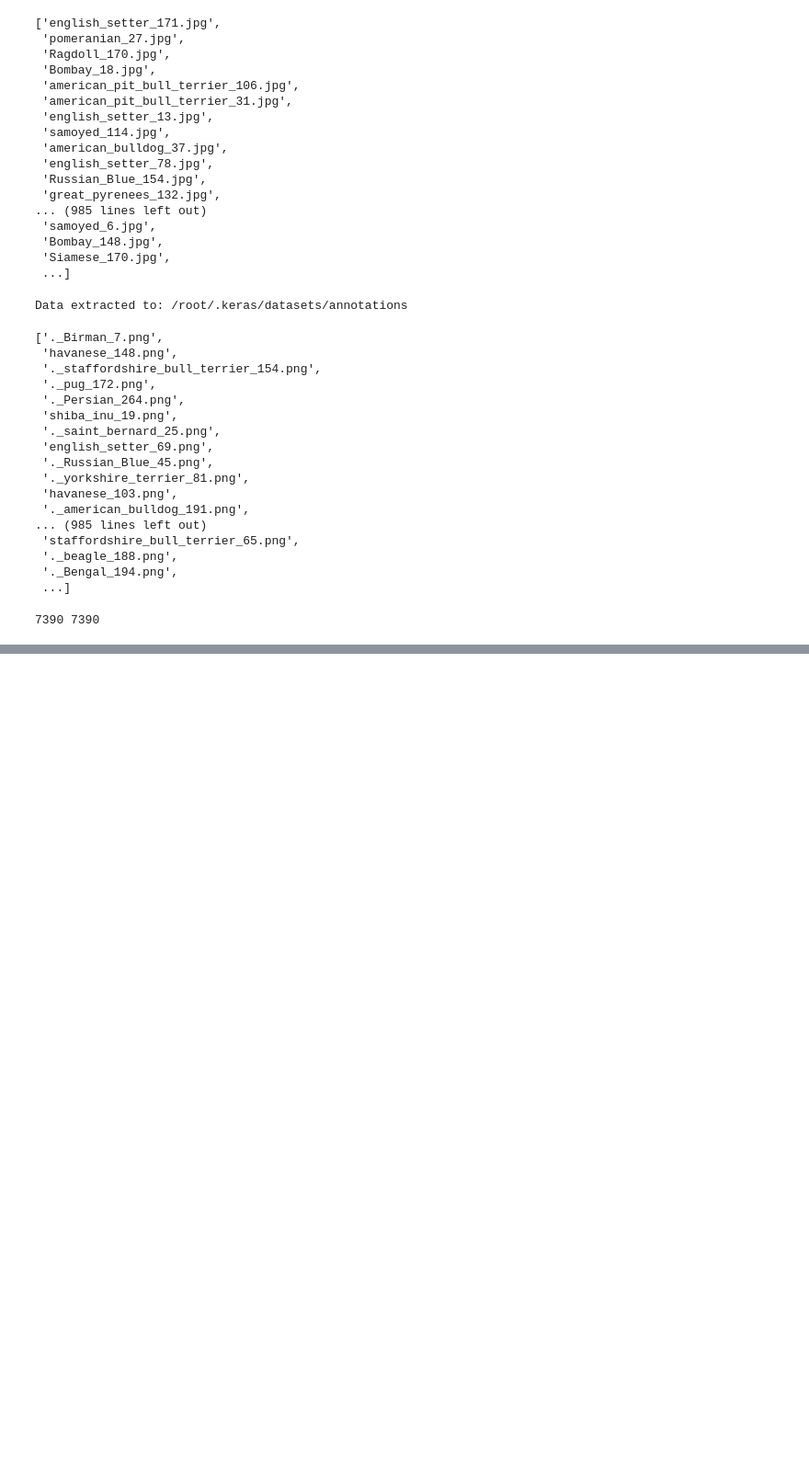
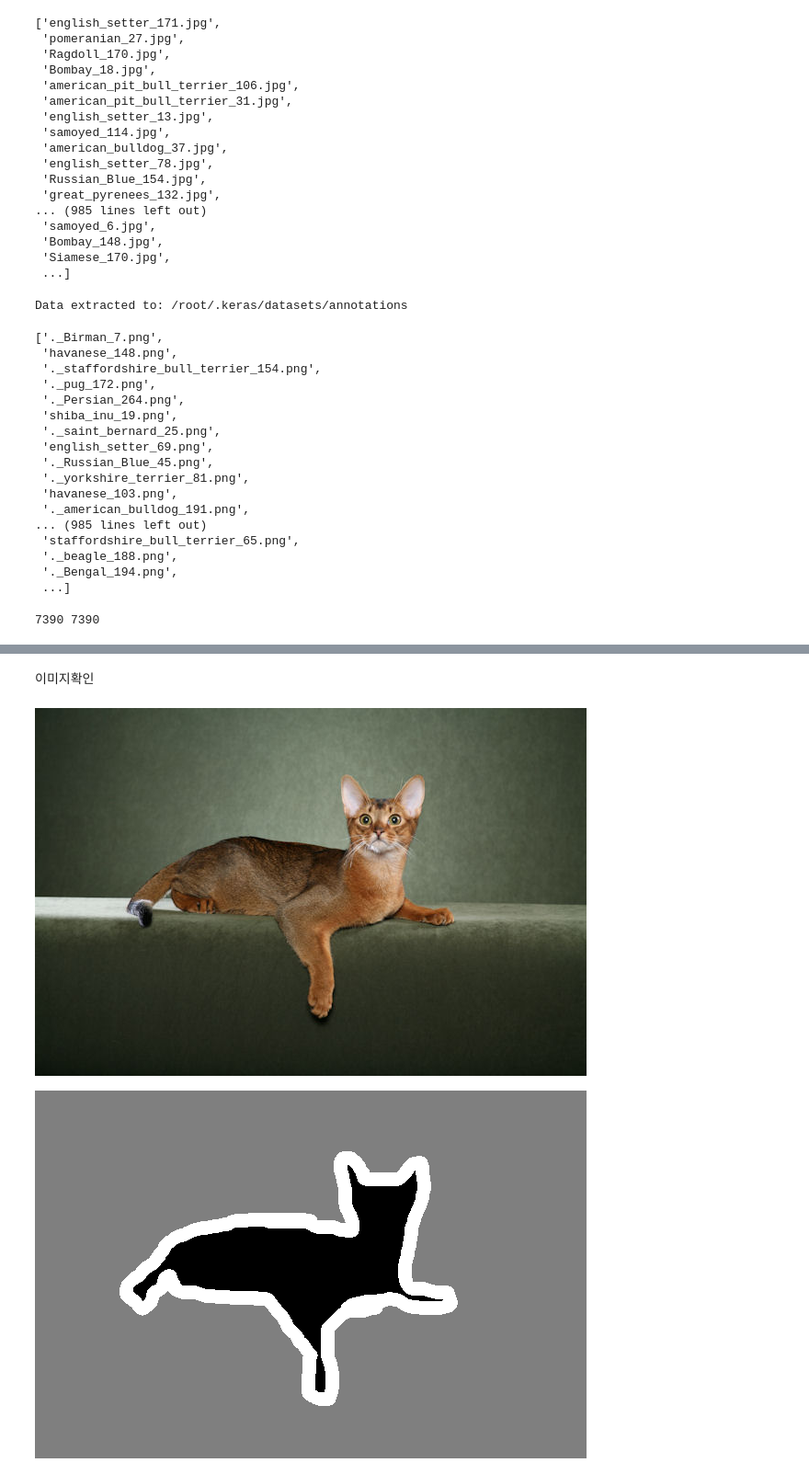
Before and after one commit to leekyuyoung-ai/AI, a Jupyter notebook: 3_6_이미지_세그먼테이션.ipynb, the cells around one changed output, grey strips where cells are left out. Shown at 92% size. Cells and saved outputs as stored; diff of their text form; code cells hidden in the pictures; blank space fills up the shorter version.

```diff
--- a/3_6_이미지_세그먼테이션.ipynb
+++ b/3_6_이미지_세그먼테이션.ipynb
@@ -112,0 +136,14 @@ print(len(input_img_paths), len(target_img_paths))
+# %% [markdown]
+이미지확인
+# %%
+from IPython.display import Image, display
+from tensorflow.keras.preprocessing.image import load_img
+import PIL
+from PIL import ImageOps
+
+display(Image(filename=input_img_paths[0]))
+img = PIL.ImageOps.autocontrast(load_img(target_img_paths[0]))
+display(img)
+# %% [output]
+[figure, added]
+[figure, added]
```
Also changed, not shown: parts of 1 cell of this notebook.
